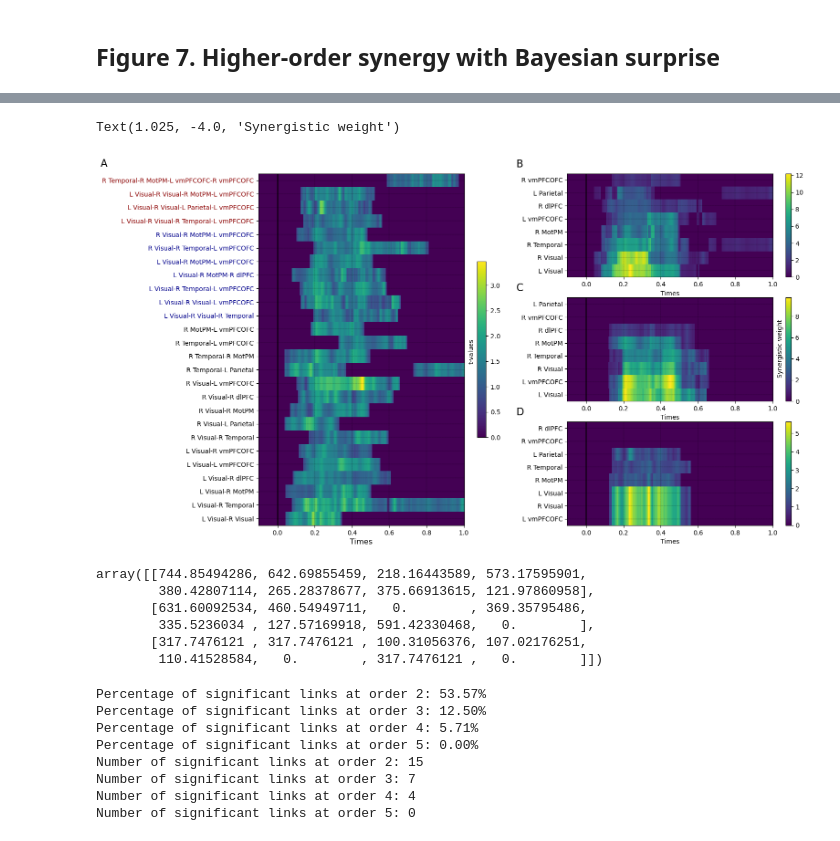
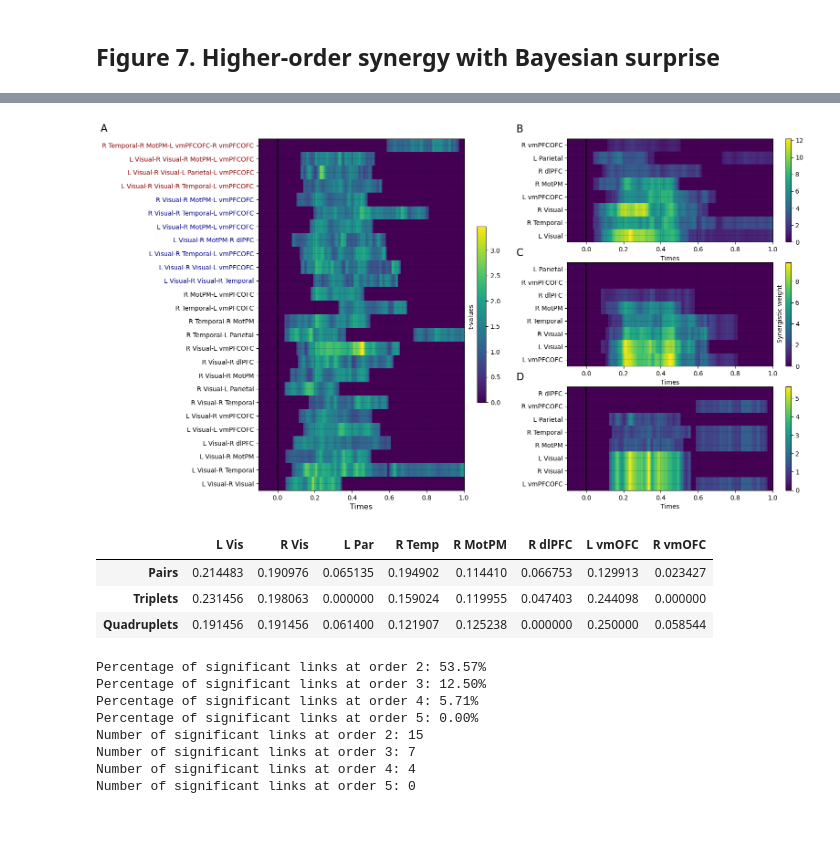
Before and after one commit to brainets/hosi_infogain, a Jupyter notebook: notebooks/main_figures.ipynb, the cells around one changed output, grey strips where cells are left out. Drawn from its saved outputs; the diff is of its cells as text; code cells hidden in the pictures.

Commit message:
fignal figure multiplets hoi syn

```diff
--- a/notebooks/main_figures.ipynb
+++ b/notebooks/main_figures.ipynb
@@ -426,7 +448,7 @@ gridspec.GridSpec(3,2)
 ax = plt.subplot2grid((3,2), (0,0), rowspan=3, colspan=1)
 # Plot heatmap
 plt.pcolormesh(
-    df.columns, df.index, df.values, cmap='viridis', shading='auto',
+    df.columns, df.index, data.values, cmap='viridis', shading='auto',
 )
 plt.xlabel('Times', fontsize=12)
 # set xtick label fontsize to 8
@@ -486,29 +508,22 @@ for k, o in enumerate(np.unique(order)):
     for t in range(data_order.shape[1]):
         # Get the indices of the edges that are active at time t
         ind = np.where(data_order.values[:, t] > 0)[0]
-        # If there are no active edges, skip this time point
-        if len(ind) == 0:
-            continue
         # Get the labels of the active hyperedges
         labels = data_order.links[ind]
-        for n, roi in enumerate(list_rois):
+        for j, s in enumerate(labels.links.data):
             # Find the indices of the edges that contain the ROI
-            ind_edge = np.where([roi in j for j in labels.links.data])[0]
-            # If the roi is not part of the edge, skip this roi
-            if len(ind_edge) == 0:
-                continue
+            ind_roi = [i for i, roi in enumerate(list_rois) if roi in s]
             # Get the weights of the active hyperedges
-            weights[n, t] = data_order.values[ind_edge, t].sum()
-            # Get the labels of the active hyperedges
+            weights[ind_roi, t] = weights[ind_roi, t] + data_order.values[ind[j], t]
 
-
-    # Store weights for each order for later plots
-    node_weights[k] = weights.sum(axis=1)
+    # Store normalised node weights for each order for later plots
+    node_weights[k] = weights.sum(axis=1) / weights.sum()
     # Get axes object
     ax = plt.subplot2grid((3,2), (k, 1), rowspan=1, colspan=1)
     # Sort weights by values
     ind_sort = np.argsort(weights.sum(axis=1))
-    weights = weights[ind_sort,:]
+    # Select data
+    weights = weights[ind_sort, :]
     # plot the weights with pcolormesh
     plt.pcolormesh(data_order.times, range(len(list_rois)), weights, shading='auto')
     # add xlabel only the last subplot
@@ -516,44 +531,44 @@ for k, o in enumerate(np.unique(order)):
     # make colormap
     plt.set_cmap('viridis')
     # Fontsize of the colorbar
     plt.colorbar().ax.tick_params(labelsize=10)
     # set xtick label fontsize to 8
     plt.xticks(fontsize=10)
     plt.yticks(fontsize=10)
     # Add yticks only the first subplot
     # remove "_" from yticklabels
     list_rois_ = [i.replace('_', ' ') for i in list_rois]
     # Sort list_rois_ according to ind_sort
     list_rois_ = [list_rois_[i] for i in ind_sort]
     # Replace list_rois_ with list_rois_short
     # list_rois_ = list_rois_short
     plt.yticks(range(len(list_rois_)), list_rois_, fontsize=10)
     # invert order of yticklabels
     plt.gca().invert_yaxis()
     # add zero line
     plt.axvline(0., color='k')
     # Add text vertically to the left of the subplot
     # plt.ylabel(titles[k], fontsize=12, rotation=90, labelpad=8)
     # add dotted grid
     plt.grid(True, linestyle='--', linewidth=0.2)
 
     # Add subplot label that changes with the order
     ax.text(-0.375, -1, subplot_label[k], fontsize=16)
 
 # Add the legend of the colorbar
 plt.text(1.025, -4., 'Synergistic weight', fontsize=10, rotation=90)
+
+# Create data frame of node weigghts
+df_node_weights = pd.DataFrame(node_weights, columns=list_rois_short, index=titles)
 # %% [output]
-Text(1.025, -4.0, 'Synergistic weight')
-[figure, old version]
+[figure, new version]
-# %%
-node_weights
-# %% [output]
-array([[744.85494286, 642.69855459, 218.16443589, 573.17595901,
-        380.42807114, 265.28378677, 375.66913615, 121.97860958],
-       [631.60092534, 460.54949711,   0.        , 369.35795486,
-        335.5236034 , 127.57169918, 591.42330468,   0.        ],
-       [317.7476121 , 317.7476121 , 100.31056376, 107.02176251,
-        110.41528584,   0.        , 317.7476121 ,   0.        ]])
+# %%
+df_node_weights
+# %% [output]
+|  | L Vis | R Vis | L Par | R Temp | R MotPM | R dlPFC | L vmOFC | R vmOFC |
+| Pairs | 0.214483 | 0.190976 | 0.065135 | 0.194902 | 0.114410 | 0.066753 | 0.129913 | 0.023427 |
+| Triplets | 0.231456 | 0.198063 | 0.000000 | 0.159024 | 0.119955 | 0.047403 | 0.244098 | 0.000000 |
+| Quadruplets | 0.191456 | 0.191456 | 0.061400 | 0.121907 | 0.125238 | 0.000000 | 0.250000 | 0.058544 |
 # %%
 # Compute the number of significant links at order 2
 order = data.links.order
```
Also changed, not shown: parts of 11 cells of this notebook.
